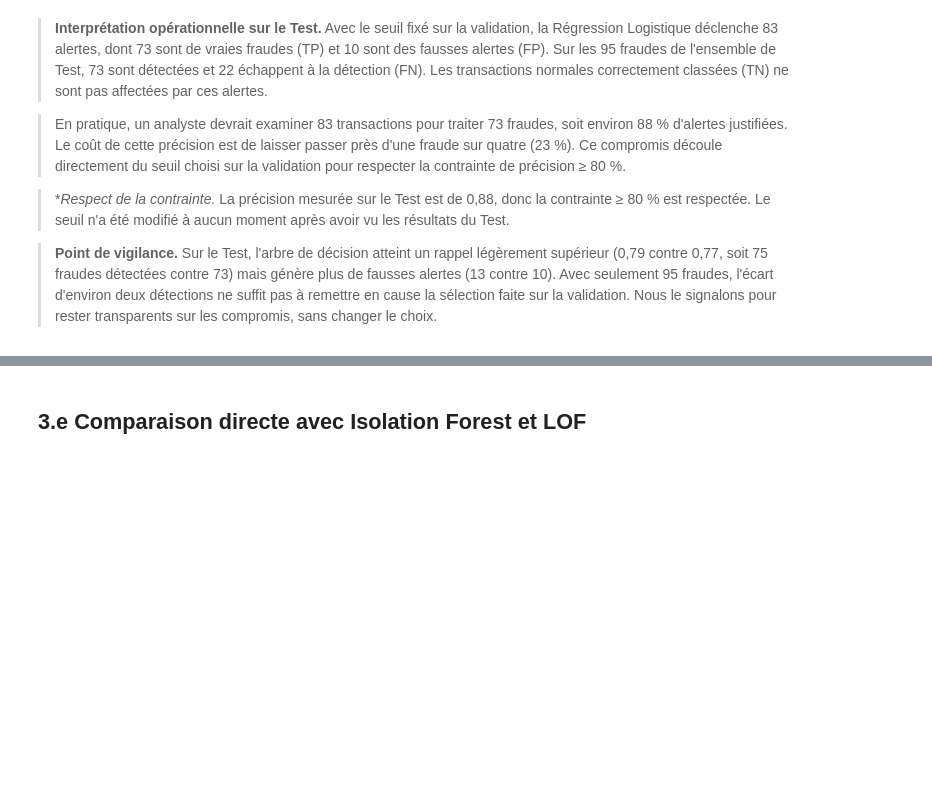
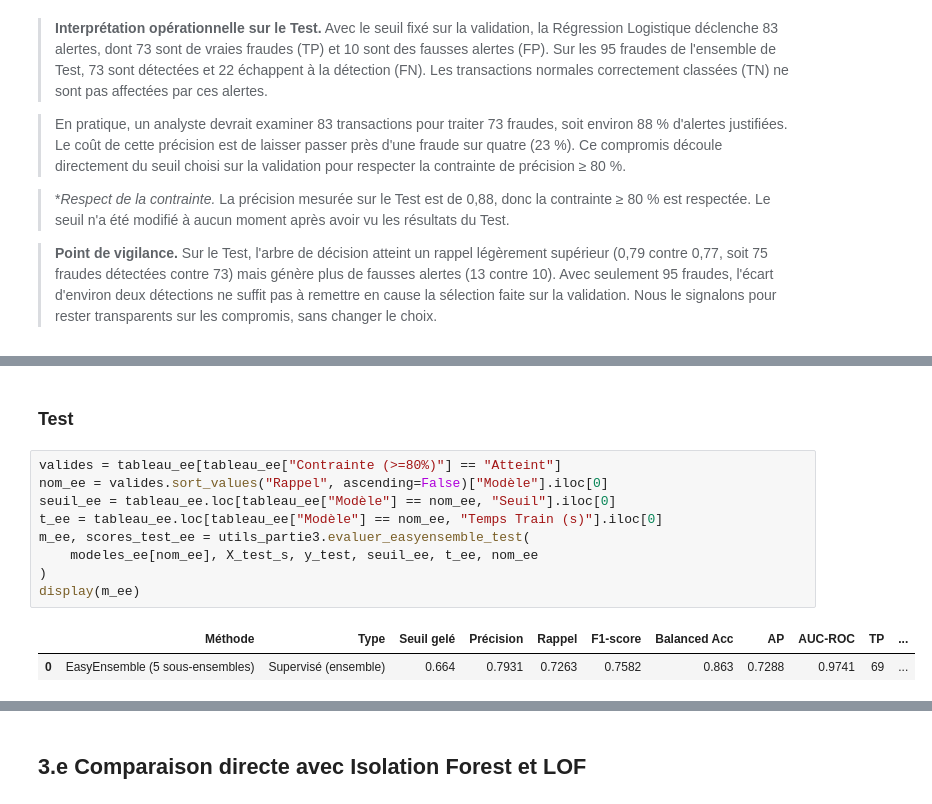
Before and after one commit to HananeDjouadi/TP-Anomalie-ML, a Jupyter notebook: notebook/partie2et3_fraudes.ipynb, the cells around one changed output, grey strips where cells are left out. Cells and saved outputs as stored; diff of their text form; blank space fills up the shorter version.

```diff
--- a/notebook/partie2et3_fraudes.ipynb
+++ b/notebook/partie2et3_fraudes.ipynb
@@ -525,0 +560,14 @@ Entraînement de : Autoencodeur (16-8-16, L2 fort)...
+# %% [markdown]
+### Test
+# %%
+valides = tableau_ee[tableau_ee["Contrainte (>=80%)"] == "Atteint"]
+nom_ee = valides.sort_values("Rappel", ascending=False)["Modèle"].iloc[0]
+seuil_ee = tableau_ee.loc[tableau_ee["Modèle"] == nom_ee, "Seuil"].iloc[0]
+t_ee = tableau_ee.loc[tableau_ee["Modèle"] == nom_ee, "Temps Train (s)"].iloc[0]
+m_ee, scores_test_ee = utils_partie3.evaluer_easyensemble_test(
+    modeles_ee[nom_ee], X_test_s, y_test, seuil_ee, t_ee, nom_ee
+)
+display(m_ee)
+# %% [output]
+|  | Méthode | Type | Seuil gelé | Précision | Rappel | F1-score | Balanced Acc | AP | AUC-ROC | TP | ... |
+| 0 | EasyEnsemble (5 sous-ensembles) | Supervisé (ensemble) | 0.664 | 0.7931 | 0.7263 | 0.7582 | 0.863 | 0.7288 | 0.9741 | 69 | ... |
```
Also changed, not shown: parts of 24 cells of this notebook, 1 other file.
